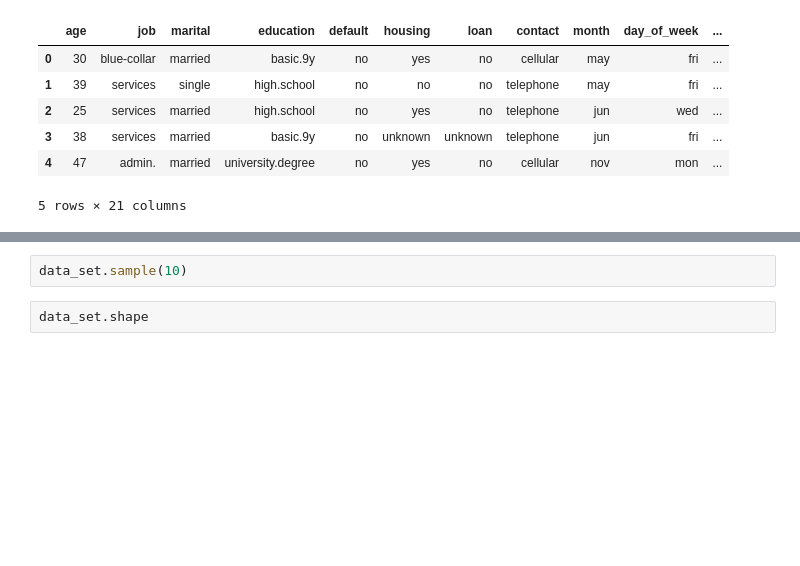
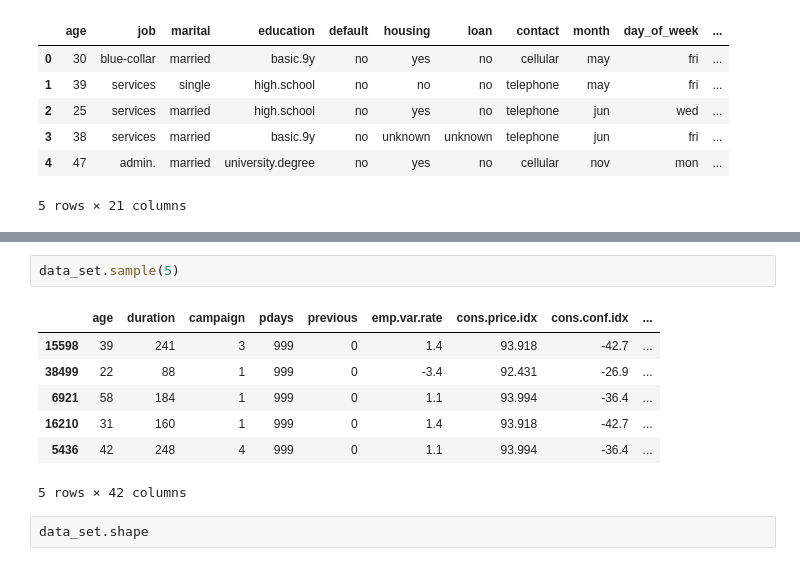
Before and after one commit to kalhara-peiris/bank-marketing-classifier, a Jupyter notebook: ML-CW.ipynb, the cells around one changed output, grey strips where cells are left out. Drawn from its saved outputs; the diff is of its cells as text; blank space fills up the shorter version.

```diff
--- a/ML-CW.ipynb
+++ b/ML-CW.ipynb
@@ -66,5 +74,13 @@ data_set.tail()
 # %%
-data_set.sample(10)
+data_set.sample(5)
+# %% [output]
+|  | age | duration | campaign | pdays | previous | emp.var.rate | cons.price.idx | cons.conf.idx | ... |
+| 15598 | 39 | 241 | 3 | 999 | 0 | 1.4 | 93.918 | -42.7 | ... |
+| 38499 | 22 | 88 | 1 | 999 | 0 | -3.4 | 92.431 | -26.9 | ... |
+| 6921 | 58 | 184 | 1 | 999 | 0 | 1.1 | 93.994 | -36.4 | ... |
+| 16210 | 31 | 160 | 1 | 999 | 0 | 1.4 | 93.918 | -42.7 | ... |
+| 5436 | 42 | 248 | 4 | 999 | 0 | 1.1 | 93.994 | -36.4 | ... |
+5 rows × 42 columns
 # %%
 data_set.shape
 # %% [output]
```
Also changed, not shown: parts of 4 cells of this notebook.
